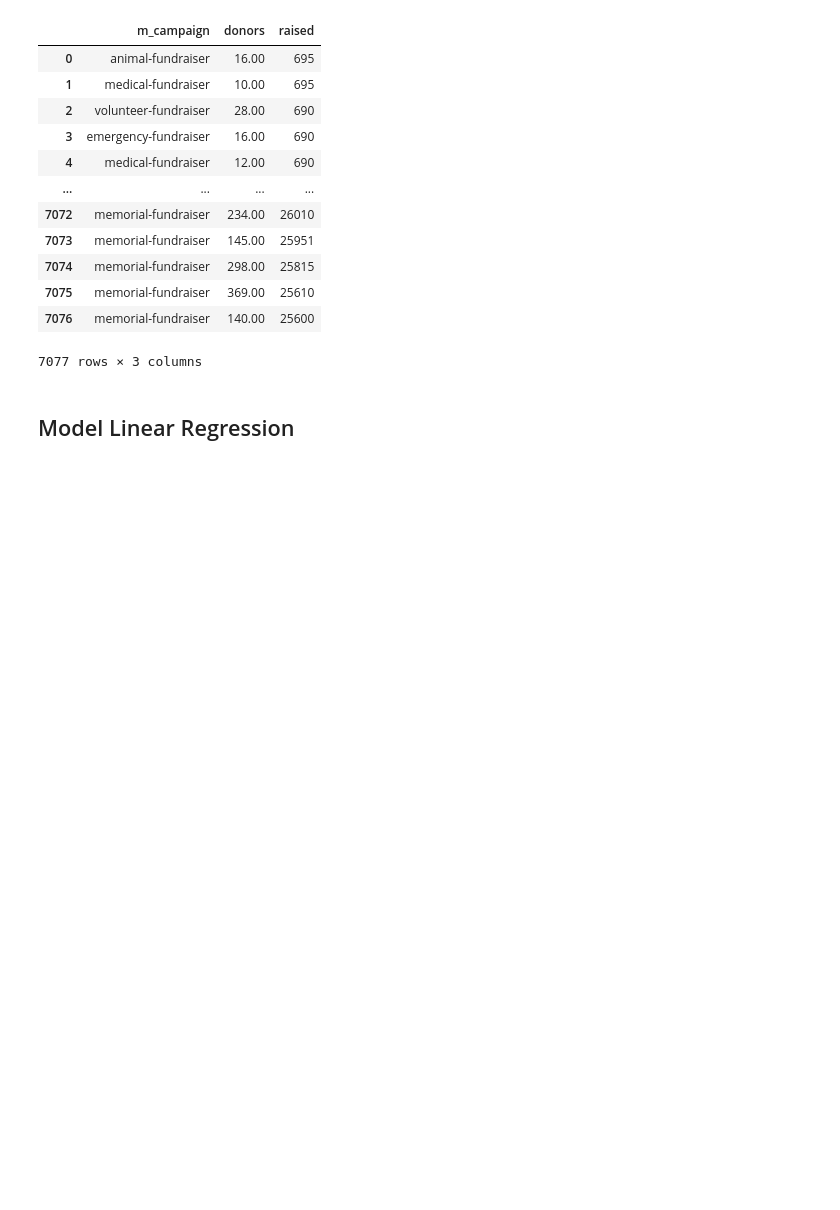
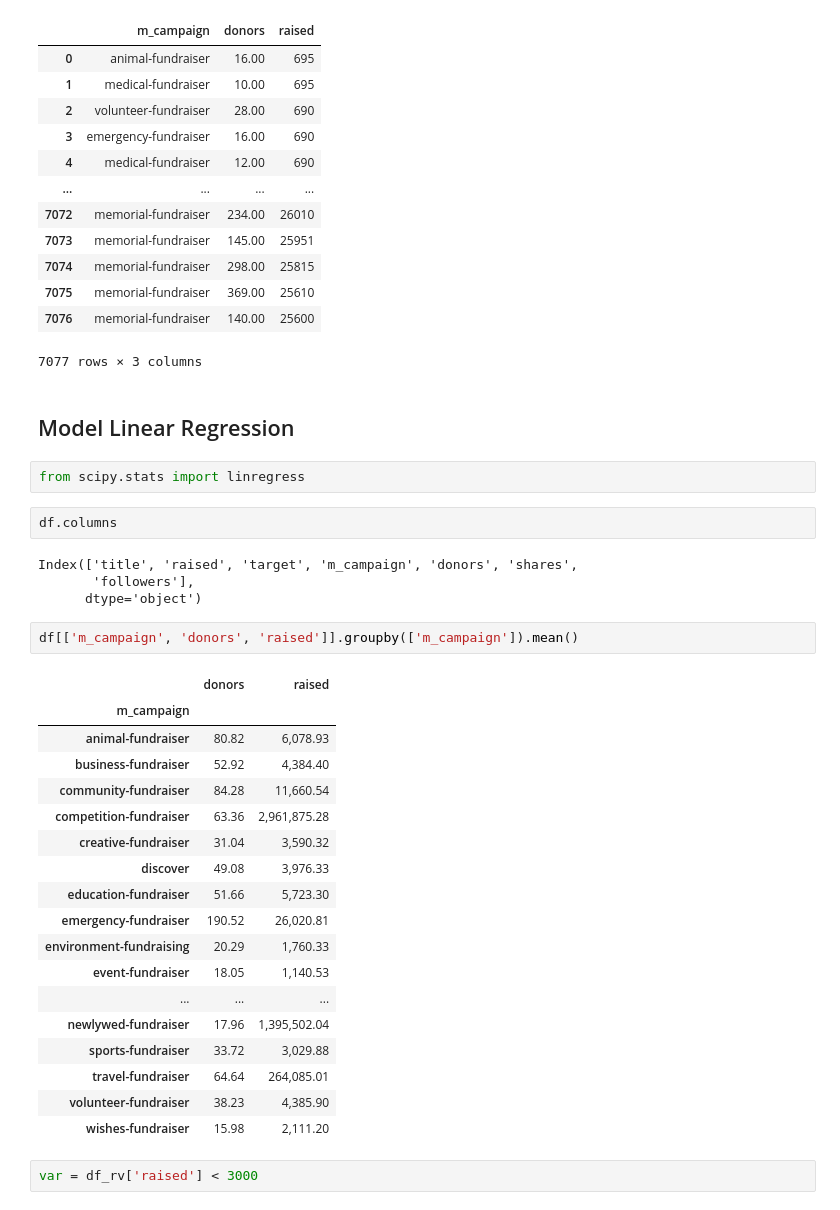
Before and after one commit to gvsa123/GoFundMe, a Jupyter notebook: gofund_stats.ipynb, the cells around one changed output. Saved outputs shown, nothing was run; the diff lists cells and outputs as text; blank space fills up the shorter version.

```diff
--- a/gofund_stats.ipynb
+++ b/gofund_stats.ipynb
@@ -139,3 +143,34 @@ df_rv
 7077 rows × 3 columns
 # %% [markdown]
 ## Model Linear Regression
+# %%
+from scipy.stats import linregress
+# %%
+df.columns
+# %% [output]
+Index(['title', 'raised', 'target', 'm_campaign', 'donors', 'shares',
+       'followers'],
+      dtype='object')
+# %%
+df[['m_campaign', 'donors', 'raised']].groupby(['m_campaign']).mean()
+# %% [output]
+|  | donors | raised |
+| m_campaign |  |  |
+| animal-fundraiser | 80.82 | 6,078.93 |
+| business-fundraiser | 52.92 | 4,384.40 |
+| community-fundraiser | 84.28 | 11,660.54 |
+| competition-fundraiser | 63.36 | 2,961,875.28 |
+| creative-fundraiser | 31.04 | 3,590.32 |
+| discover | 49.08 | 3,976.33 |
+| education-fundraiser | 51.66 | 5,723.30 |
+| emergency-fundraiser | 190.52 | 26,020.81 |
+| environment-fundraising | 20.29 | 1,760.33 |
+| event-fundraiser | 18.05 | 1,140.53 |
+| ... | ... | ... |
+| newlywed-fundraiser | 17.96 | 1,395,502.04 |
+| sports-fundraiser | 33.72 | 3,029.88 |
+| travel-fundraiser | 64.64 | 264,085.01 |
+| volunteer-fundraiser | 38.23 | 4,385.90 |
+| wishes-fundraiser | 15.98 | 2,111.20 |
+# %%
+var = df_rv['raised'] < 3000
```
Also changed, not shown: parts of 2 cells of this notebook.
